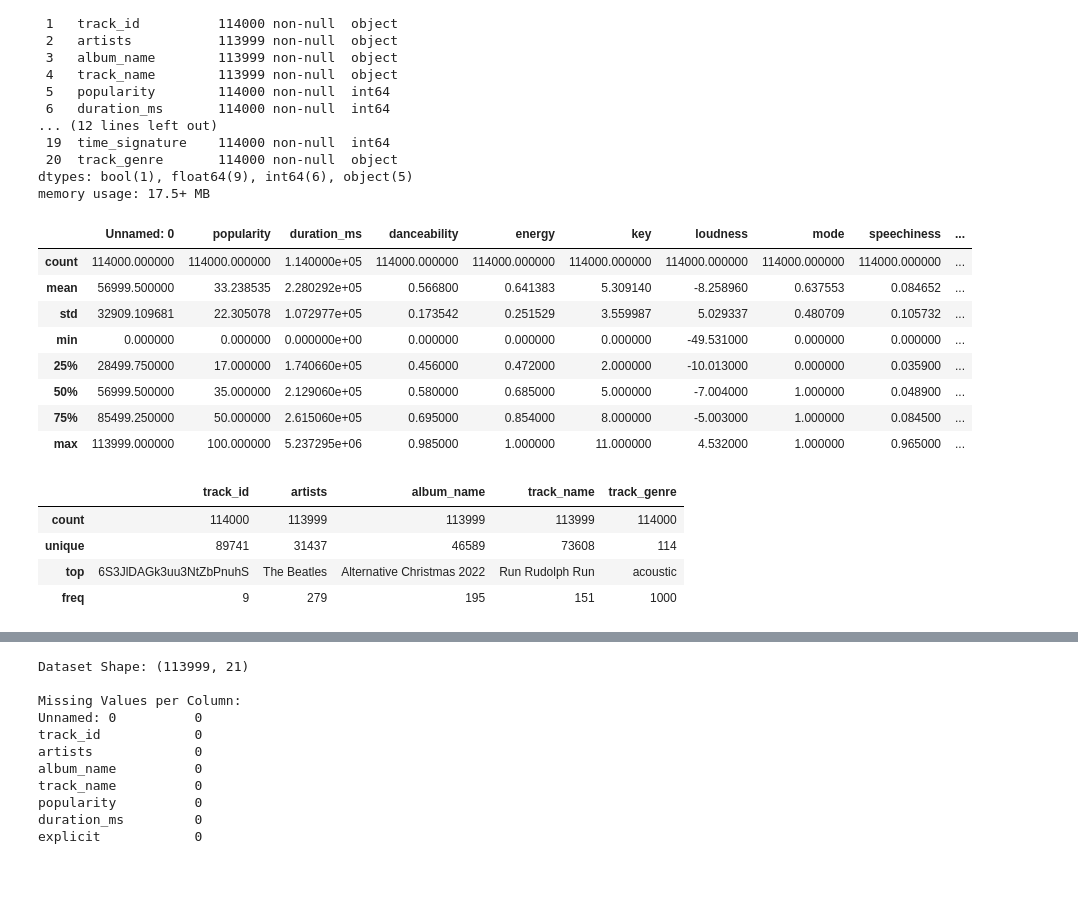
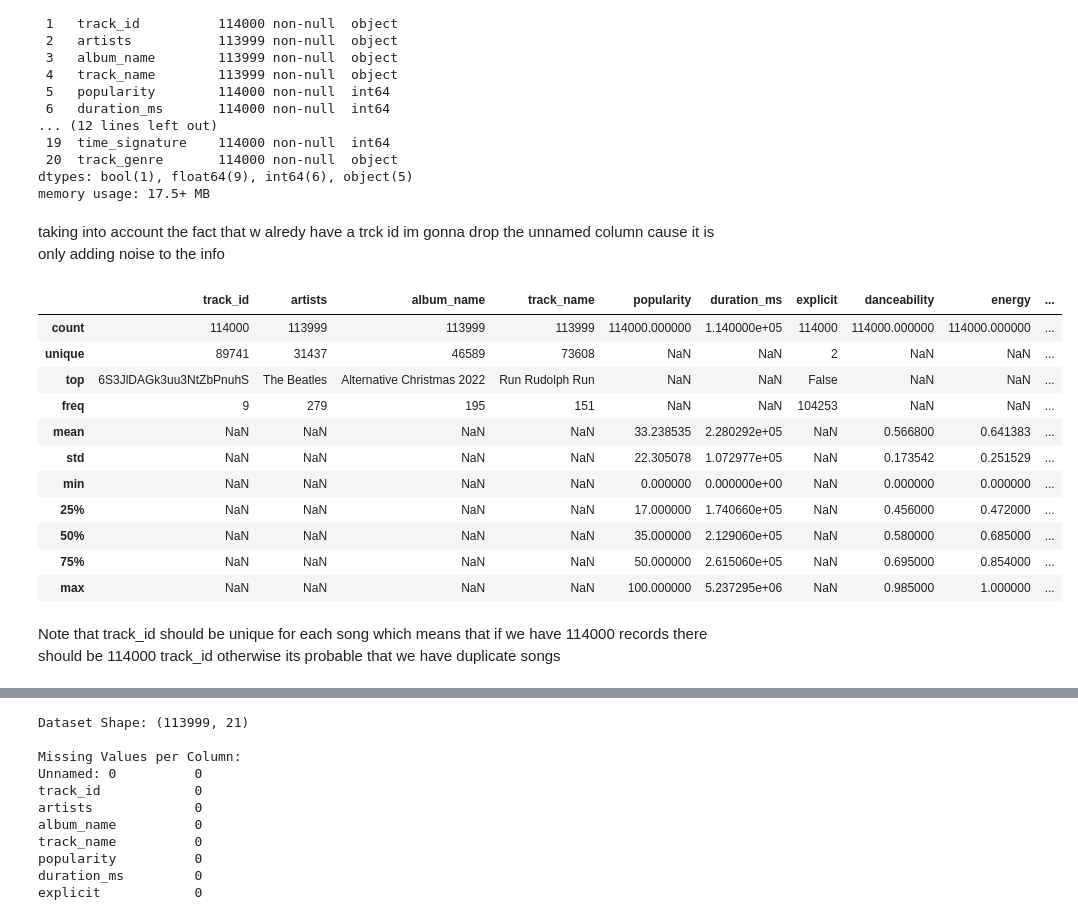
Before and after one commit to valentinabc19/etl_workshop002, a Jupyter notebook: notebooks/004_spotify_eda.ipynb, the cells around one changed output, grey strips where cells are left out. Cells and saved outputs as stored; diff of their text form; code cells hidden in the pictures; blank space fills up the shorter version.

```diff
--- a/notebooks/004_spotify_eda.ipynb
+++ b/notebooks/004_spotify_eda.ipynb
@@ -39,26 +39,27 @@ Data columns (total 21 columns):
  20  track_genre       114000 non-null  object
 dtypes: bool(1), float64(9), int64(6), object(5)
 memory usage: 17.5+ MB
+# %% [markdown]
+taking into account the fact that w alredy have a trck id im gonna drop the unnamed column cause it is only adding noise to the info
+# %%
+df = df.drop(columns=["Unnamed: 0"])
 # %%
-df.describe()
+df.describe(include = "all")
 # %% [output]
-|  | Unnamed: 0 | popularity | duration_ms | danceability | energy | key | loudness | mode | speechiness | ... |
-| count | 114000.000000 | 114000.000000 | 1.140000e+05 | 114000.000000 | 114000.000000 | 114000.000000 | 114000.000000 | 114000.000000 | 114000.000000 | ... |
-| mean | 56999.500000 | 33.238535 | 2.280292e+05 | 0.566800 | 0.641383 | 5.309140 | -8.258960 | 0.637553 | 0.084652 | ... |
-| std | 32909.109681 | 22.305078 | 1.072977e+05 | 0.173542 | 0.251529 | 3.559987 | 5.029337 | 0.480709 | 0.105732 | ... |
-| min | 0.000000 | 0.000000 | 0.000000e+00 | 0.000000 | 0.000000 | 0.000000 | -49.531000 | 0.000000 | 0.000000 | ... |
-| 25% | 28499.750000 | 17.000000 | 1.740660e+05 | 0.456000 | 0.472000 | 2.000000 | -10.013000 | 0.000000 | 0.035900 | ... |
-| 50% | 56999.500000 | 35.000000 | 2.129060e+05 | 0.580000 | 0.685000 | 5.000000 | -7.004000 | 1.000000 | 0.048900 | ... |
-| 75% | 85499.250000 | 50.000000 | 2.615060e+05 | 0.695000 | 0.854000 | 8.000000 | -5.003000 | 1.000000 | 0.084500 | ... |
-| max | 113999.000000 | 100.000000 | 5.237295e+06 | 0.985000 | 1.000000 | 11.000000 | 4.532000 | 1.000000 | 0.965000 | ... |
+|  | track_id | artists | album_name | track_name | popularity | duration_ms | explicit | danceability | energy | ... |
+| count | 114000 | 113999 | 113999 | 113999 | 114000.000000 | 1.140000e+05 | 114000 | 114000.000000 | 114000.000000 | ... |
+| unique | 89741 | 31437 | 46589 | 73608 | NaN | NaN | 2 | NaN | NaN | ... |
+| top | 6S3JlDAGk3uu3NtZbPnuhS | The Beatles | Alternative Christmas 2022 | Run Rudolph Run | NaN | NaN | False | NaN | NaN | ... |
+| freq | 9 | 279 | 195 | 151 | NaN | NaN | 104253 | NaN | NaN | ... |
+| mean | NaN | NaN | NaN | NaN | 33.238535 | 2.280292e+05 | NaN | 0.566800 | 0.641383 | ... |
+| std | NaN | NaN | NaN | NaN | 22.305078 | 1.072977e+05 | NaN | 0.173542 | 0.251529 | ... |
+| min | NaN | NaN | NaN | NaN | 0.000000 | 0.000000e+00 | NaN | 0.000000 | 0.000000 | ... |
+| 25% | NaN | NaN | NaN | NaN | 17.000000 | 1.740660e+05 | NaN | 0.456000 | 0.472000 | ... |
+| 50% | NaN | NaN | NaN | NaN | 35.000000 | 2.129060e+05 | NaN | 0.580000 | 0.685000 | ... |
+| 75% | NaN | NaN | NaN | NaN | 50.000000 | 2.615060e+05 | NaN | 0.695000 | 0.854000 | ... |
+| max | NaN | NaN | NaN | NaN | 100.000000 | 5.237295e+06 | NaN | 0.985000 | 1.000000 | ... |
-# %%
-df.describe(include=object)
-# %% [output]
-|  | track_id | artists | album_name | track_name | track_genre |
-| count | 114000 | 113999 | 113999 | 113999 | 114000 |
-| unique | 89741 | 31437 | 46589 | 73608 | 114 |
-| top | 6S3JlDAGk3uu3NtZbPnuhS | The Beatles | Alternative Christmas 2022 | Run Rudolph Run | acoustic |
-| freq | 9 | 279 | 195 | 151 | 1000 |
+# %% [markdown]
+Note that track_id should be unique for each song which means that if we have 114000 records there should be 114000 track_id otherwise its probable that we have duplicate songs
 # %%
 print(f"Number of duplicates: {df.duplicated().sum()}")
 # %% [output]
```
Also changed, not shown: parts of 4 cells of this notebook, 3 other files.
